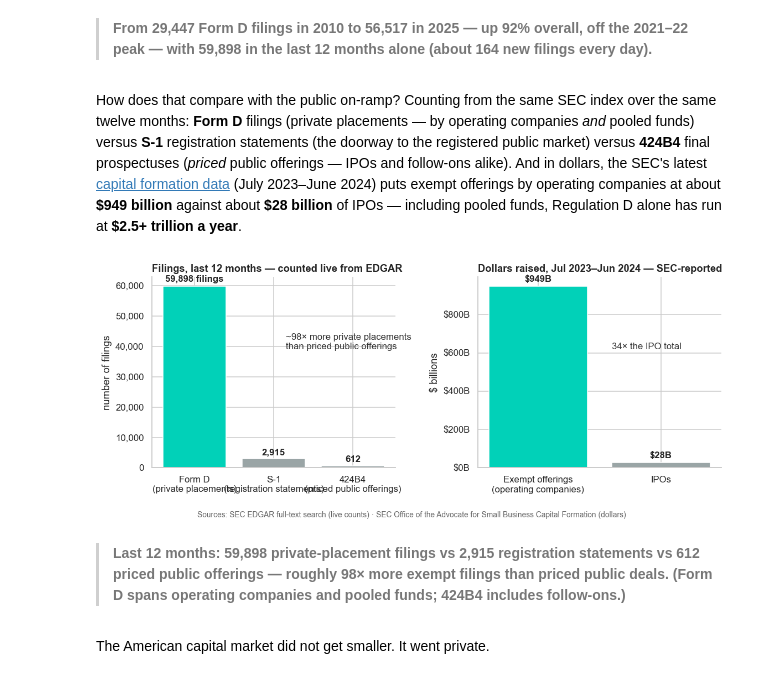
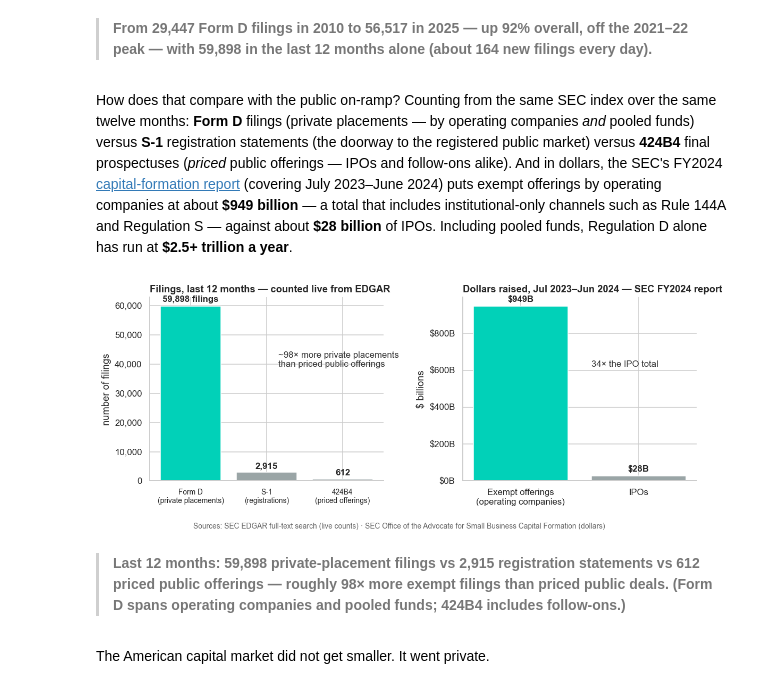
Before and after one commit to StartEngine/private-markets-research, a Jupyter notebook: private_markets.ipynb, the cells around one changed output. Drawn from its saved outputs; the diff is of its cells as text; code cells hidden in the pictures.

```diff
--- a/private_markets.ipynb
+++ b/private_markets.ipynb
@@ -170,10 +173,11 @@ How does that compare with the public on-ramp? Counting from the same SEC index
 same twelve months: **Form D** filings (private placements — by operating companies *and*
 pooled funds) versus **S-1** registration statements (the doorway to the registered public
 market) versus **424B4** final prospectuses (*priced* public offerings — IPOs and
-follow-ons alike). And in dollars, the SEC's latest
-[capital formation data](https://www.sec.gov/data-research/statistics-data-visualizations/regulation-d-offerings)
-(July 2023–June 2024) puts exempt offerings by operating companies at about
-**\$949 billion** against about **\$28 billion** of IPOs — including pooled funds,
+follow-ons alike). And in dollars, the SEC's FY2024
+[capital-formation report](https://www.sec.gov/data-research/statistics-data-visualizations/regulation-d-offerings)
+(covering July 2023–June 2024) puts exempt offerings by operating companies at about
+**\$949 billion** — a total that includes institutional-only channels such as Rule 144A
+and Regulation S — against about **\$28 billion** of IPOs. Including pooled funds,
 Regulation D alone has run at **\$2.5+ trillion a year**.
 # %%
 s1_total = sum([await month_total("S-1", y, m) for y, m in months])
@@ -181,36 +185,37 @@ b4_total = sum([await month_total("424B4", y, m) for y, m in months])
 
 fig, (ax1, ax2) = plt.subplots(1, 2, figsize=(10.5, 4.4))
 
 counts = [total_12mo, s1_total, b4_total]
-count_labels = ["Form D\n(private placements)", "S-1\n(registration statements)", "424B4\n(priced public offerings)"]
+count_labels = ["Form D\n(private placements)", "S-1\n(registrations)", "424B4\n(priced offerings)"]
 bars = ax1.bar(count_labels, counts, color=[ACCENT, DIM, DIM])
 ax1.bar_label(bars, labels=[f"{counts[0]:,} filings", f"{counts[1]:,}", f"{counts[2]:,}"],
               padding=3, fontweight="bold")
 ax1.set_title("Filings, last 12 months — counted live from EDGAR", loc="left", fontweight="bold")
 ax1.set_ylabel("number of filings")
+ax1.tick_params(axis="x", labelsize=9)
 ax1.yaxis.set_major_formatter(mtick.StrMethodFormatter("{x:,.0f}"))
 ax1.annotate(f"~{total_12mo / b4_total:.0f}× more private placements\nthan priced public offerings",
              xy=(0.55, 0.62), xycoords="axes fraction", color="#333")
 
 dollars = [949, 28]
 dollar_labels = ["Exempt offerings\n(operating companies)", "IPOs"]
 bars2 = ax2.bar(dollar_labels, dollars, color=[ACCENT, DIM])
 ax2.bar_label(bars2, fmt="$%gB", padding=3, fontweight="bold")
-ax2.set_title("Dollars raised, Jul 2023–Jun 2024 — SEC-reported", loc="left", fontweight="bold")
+ax2.set_title("Dollars raised, Jul 2023–Jun 2024 — SEC FY2024 report", loc="left", fontweight="bold")
 ax2.set_ylabel("$ billions")
 ax2.yaxis.set_major_formatter(mtick.StrMethodFormatter("${x:,.0f}B"))
 ax2.annotate("34× the IPO total", xy=(0.55, 0.62), xycoords="axes fraction", color="#333")
 
 fig.supxlabel("Sources: SEC EDGAR full-text search (live counts) · SEC Office of the Advocate for "
               "Small Business Capital Formation (dollars)", fontsize=9, color="#666")
 plt.tight_layout(); plt.show()
 
 callout(f"Last 12 months: {total_12mo:,} private-placement filings vs {s1_total:,} registration "
         f"statements vs {b4_total:,} priced public offerings — roughly "
         f"{total_12mo/b4_total:.0f}× more exempt filings than priced public deals. "
         f"(Form D spans operating companies and pooled funds; 424B4 includes follow-ons.)")
 # %% [output]
-[figure, old version]
+[figure, new version]
 > **Last 12 months: 59,898 private-placement filings vs 2,915 registration statements vs 612 priced public offerings — roughly 98× more exempt filings than priced public deals. (Form D spans operating companies and pooled funds; 424B4 includes follow-ons.)**
 # %% [markdown]
 The American capital market did not get smaller. It went private.
```
Also changed, not shown: parts of 7 cells of this notebook, 2 other files.
